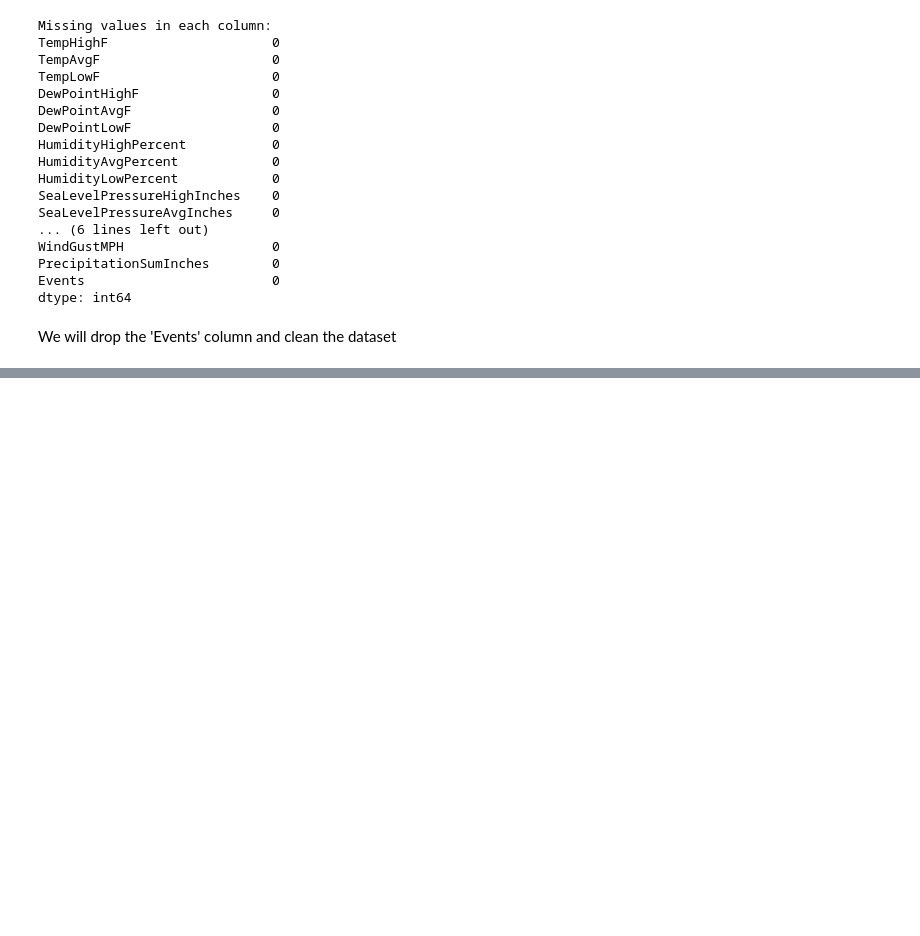
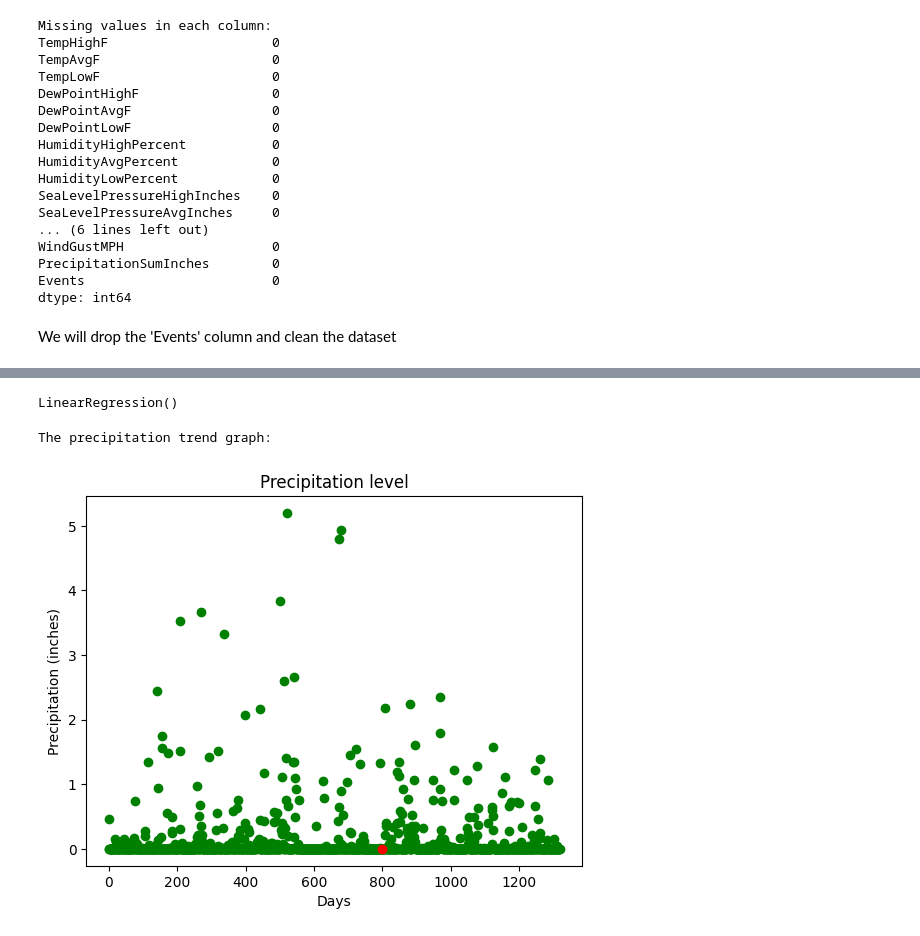
Before and after one commit to Vyomkesh-Vyas/rainfall-prediction, a Jupyter notebook: Rainfall Prediction.ipynb, the cells around one changed output, grey strips where cells are left out. Cells and saved outputs as stored; diff of their text form; code cells hidden in the pictures; blank space fills up the shorter version.

```diff
--- a/Rainfall Prediction.ipynb
+++ b/Rainfall Prediction.ipynb
@@ -204,0 +80,3 @@ plt.show()
+# %%
+data = pd.read_csv('data/austin_weather_final.csv')
+data.head()
@@ -204,0 +90,30 @@ plt.show()
+# %%
+X = data.drop('PrecipitationSumInches', axis=1)
+y = data['PrecipitationSumInches']
+
+# Reshaping y
+y = y.values.reshape(-1, 1)
+
+day_index= 798
+days = [i for i in range(y.size)]
+# %%
+# Initializing the Linear Regression model
+clf = LinearRegression()
+
+# Fitting the model
+clf.fit(X, y)
+# %% [output]
+LinearRegression()
+# %%
+# Plot the graph
+print('The precipitation trend graph:')
+plt.scatter(days, y, color='g')
+plt.scatter(days[day_index], y[day_index], color='r')
+plt.title('Precipitation level')
+plt.xlabel('Days')
+plt.ylabel('Precipitation (inches)')
+plt.show()
+x_vis = X.filter(['TempAvgF', 'DewPointAvgF', 'HumidityAvgPercent', 'SeaLevelPressureAvgInches', 'VisibilityAvgMiles', 'WindAvgMPH'])
+# %% [output]
+The precipitation trend graph:
+[figure, added]
```
Also changed, not shown: parts of 18 cells of this notebook, 1 other file.
